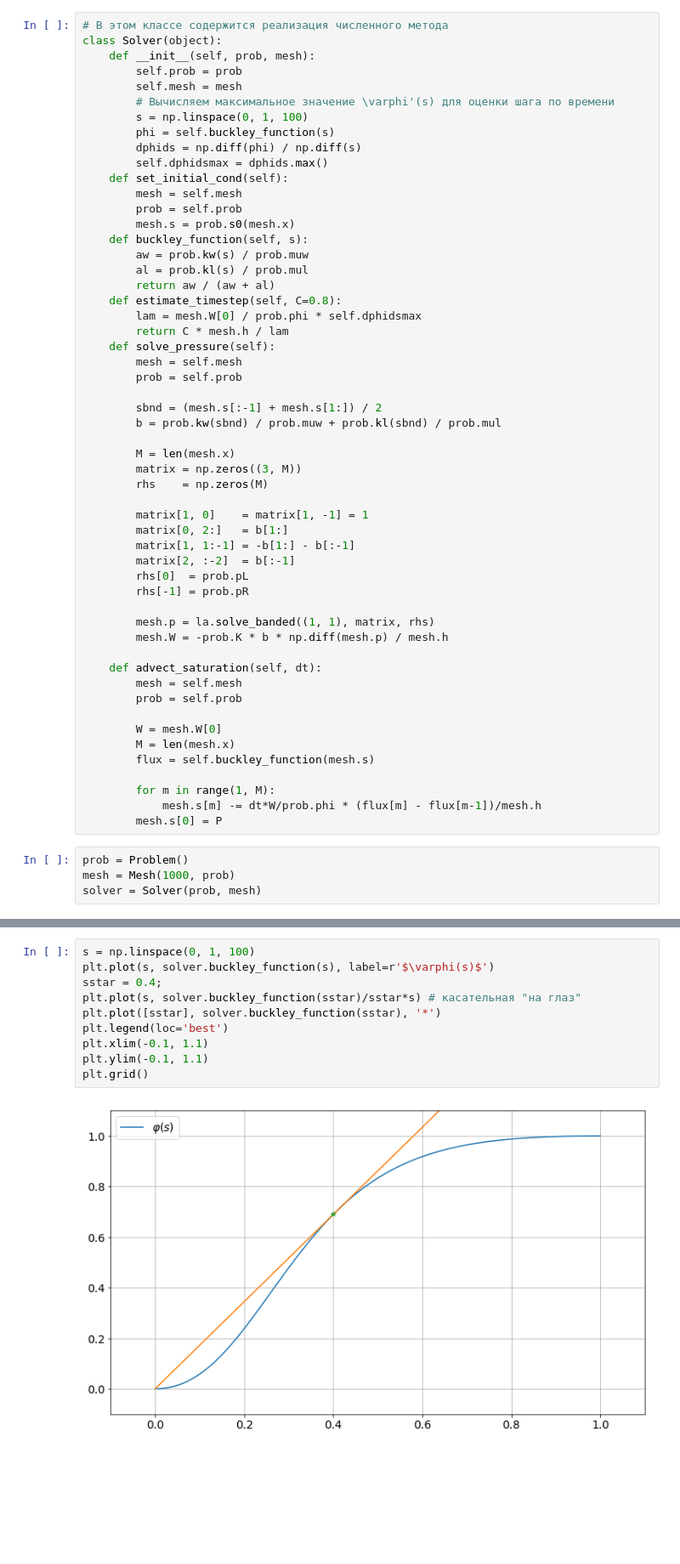
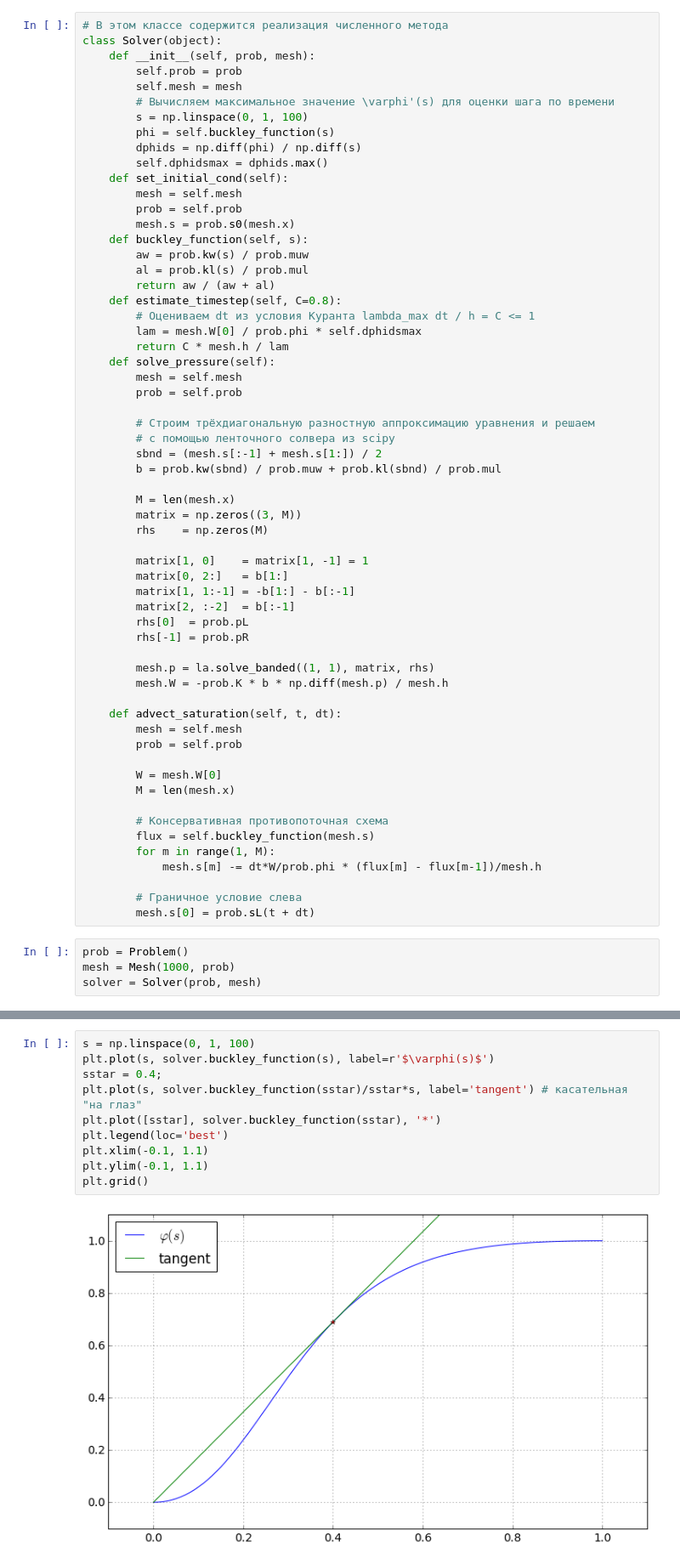
Before and after one commit to CompMathGroup/NumMethods, a Jupyter notebook: Buckley.ipynb, the cells around one changed output, grey strips where cells are left out. Shown: that part at 85% size. Saved outputs shown, nothing was run; the diff lists cells and outputs as text; blank space fills up the shorter version.

Commit message:
Исправлена ошибка с граничным условием для s

```diff
--- a/Buckley.ipynb
+++ b/Buckley.ipynb
@@ -101,12 +101,15 @@ class Solver(object):
         al = prob.kl(s) / prob.mul
         return aw / (aw + al)
     def estimate_timestep(self, C=0.8):
+        # Оцениваем dt из условия Куранта lambda_max dt / h = C <= 1
         lam = mesh.W[0] / prob.phi * self.dphidsmax
         return C * mesh.h / lam
     def solve_pressure(self):
         mesh = self.mesh
         prob = self.prob
 
+        # Строим трёхдиагональную разностную аппроксимацию уравнения и решаем
+        # c помощью ленточного солвера из scipy
         sbnd = (mesh.s[:-1] + mesh.s[1:]) / 2
         b = prob.kw(sbnd) / prob.muw + prob.kl(sbnd) / prob.mul
 
@@ -124,17 +127,20 @@ class Solver(object):
         mesh.p = la.solve_banded((1, 1), matrix, rhs)
         mesh.W = -prob.K * b * np.diff(mesh.p) / mesh.h
 
-    def advect_saturation(self, dt):
+    def advect_saturation(self, t, dt):
         mesh = self.mesh
         prob = self.prob
 
         W = mesh.W[0]
         M = len(mesh.x)
+
+        # Консервативная противопоточная схема
         flux = self.buckley_function(mesh.s)
-
         for m in range(1, M):
             mesh.s[m] -= dt*W/prob.phi * (flux[m] - flux[m-1])/mesh.h
-        mesh.s[0] = P
+
+        # Граничное условие слева
+        mesh.s[0] = prob.sL(t + dt)
 # %%
 prob = Problem()
 mesh = Mesh(1000, prob)
@@ -171,15 +177,15 @@ $$
 # %%
 s = np.linspace(0, 1, 100)
 plt.plot(s, solver.buckley_function(s), label=r'$\varphi(s)$')
 sstar = 0.4;
-plt.plot(s, solver.buckley_function(sstar)/sstar*s) # касательная "на глаз"
+plt.plot(s, solver.buckley_function(sstar)/sstar*s, label='tangent') # касательная "на глаз"
 plt.plot([sstar], solver.buckley_function(sstar), '*')
 plt.legend(loc='best')
 plt.xlim(-0.1, 1.1)
 plt.ylim(-0.1, 1.1)
 plt.grid()
 # %% [output]
-[figure, old version]
+[figure, new version]
 # %% [markdown]
 <h2 style="color:red;">Задание 1</h2>
 
```
Also changed, not shown: parts of 1 cell of this notebook.
